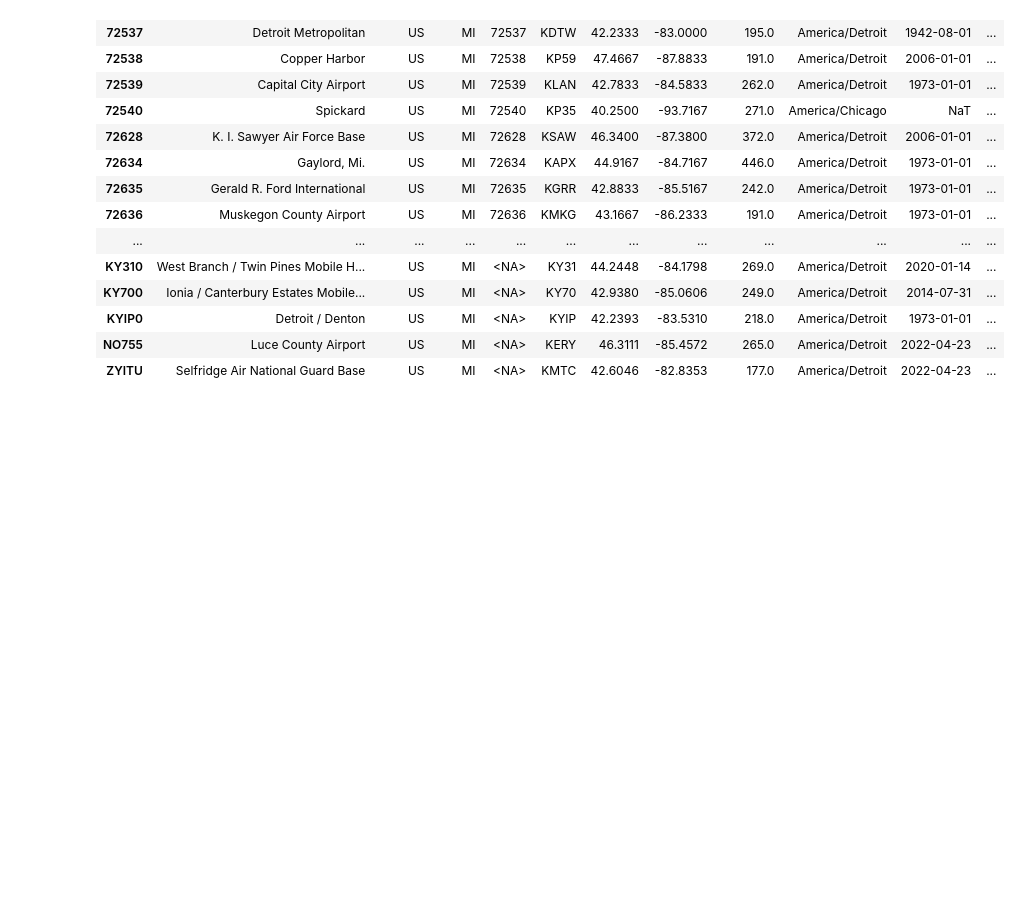
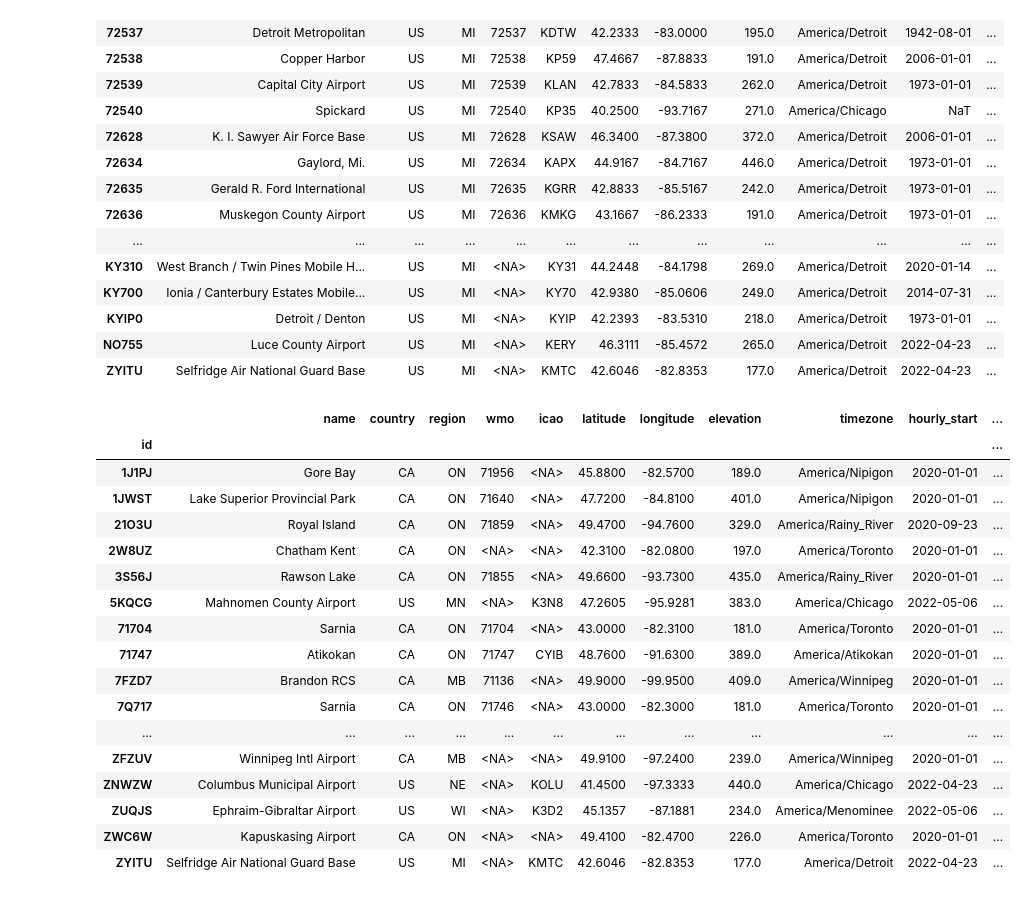
Before and after one commit to Pkeet99/Weatherman, a Jupyter notebook: station_analysis/Distance from Station.ipynb, the cells around one changed output. Drawn from its saved outputs; the diff is of its cells as text; code cells hidden in the pictures; blank space fills up the shorter version.

```diff
--- a/station_analysis/Distance from Station.ipynb
+++ b/station_analysis/Distance from Station.ipynb
@@ -59,3 +59,24 @@ stationdf[stationdf['region']=='MI']
 | KYIP0 | Detroit / Denton | US | MI | <NA> | KYIP | 42.2393 | -83.5310 | 218.0 | America/Detroit | 1973-01-01 | ... |
 | NO755 | Luce County Airport | US | MI | <NA> | KERY | 46.3111 | -85.4572 | 265.0 | America/Detroit | 2022-04-23 | ... |
 | ZYITU | Selfridge Air National Guard Base | US | MI | <NA> | KMTC | 42.6046 | -82.8353 | 177.0 | America/Detroit | 2022-04-23 | ... |
+# %%
+stationdf[stationdf['hourly_start']>'2019-01-01']
+# %% [output]
+|  | name | country | region | wmo | icao | latitude | longitude | elevation | timezone | hourly_start | ... |
+| id |  |  |  |  |  |  |  |  |  |  | ... |
+| 1J1PJ | Gore Bay | CA | ON | 71956 | <NA> | 45.8800 | -82.5700 | 189.0 | America/Nipigon | 2020-01-01 | ... |
+| 1JWST | Lake Superior Provincial Park | CA | ON | 71640 | <NA> | 47.7200 | -84.8100 | 401.0 | America/Nipigon | 2020-01-01 | ... |
+| 21O3U | Royal Island | CA | ON | 71859 | <NA> | 49.4700 | -94.7600 | 329.0 | America/Rainy_River | 2020-09-23 | ... |
+| 2W8UZ | Chatham Kent | CA | ON | <NA> | <NA> | 42.3100 | -82.0800 | 197.0 | America/Toronto | 2020-01-01 | ... |
+| 3S56J | Rawson Lake | CA | ON | 71855 | <NA> | 49.6600 | -93.7300 | 435.0 | America/Rainy_River | 2020-01-01 | ... |
+| 5KQCG | Mahnomen County Airport | US | MN | <NA> | K3N8 | 47.2605 | -95.9281 | 383.0 | America/Chicago | 2022-05-06 | ... |
+| 71704 | Sarnia | CA | ON | 71704 | <NA> | 43.0000 | -82.3100 | 181.0 | America/Toronto | 2020-01-01 | ... |
+| 71747 | Atikokan | CA | ON | 71747 | CYIB | 48.7600 | -91.6300 | 389.0 | America/Atikokan | 2020-01-01 | ... |
+| 7FZD7 | Brandon RCS | CA | MB | 71136 | <NA> | 49.9000 | -99.9500 | 409.0 | America/Winnipeg | 2020-01-01 | ... |
+| 7Q717 | Sarnia | CA | ON | 71746 | <NA> | 43.0000 | -82.3000 | 181.0 | America/Toronto | 2020-01-01 | ... |
+| ... | ... | ... | ... | ... | ... | ... | ... | ... | ... | ... | ... |
+| ZFZUV | Winnipeg Intl Airport | CA | MB | <NA> | <NA> | 49.9100 | -97.2400 | 239.0 | America/Winnipeg | 2020-01-01 | ... |
+| ZNWZW | Columbus Municipal Airport | US | NE | <NA> | KOLU | 41.4500 | -97.3333 | 440.0 | America/Chicago | 2022-04-23 | ... |
+| ZUQJS | Ephraim-Gibraltar Airport | US | WI | <NA> | K3D2 | 45.1357 | -87.1881 | 234.0 | America/Menominee | 2022-05-06 | ... |
+| ZWC6W | Kapuskasing Airport | CA | ON | <NA> | <NA> | 49.4100 | -82.4700 | 226.0 | America/Toronto | 2020-01-01 | ... |
+| ZYITU | Selfridge Air National Guard Base | US | MI | <NA> | KMTC | 42.6046 | -82.8353 | 177.0 | America/Detroit | 2022-04-23 | ... |
```
Also changed, not shown: 1 other file.
